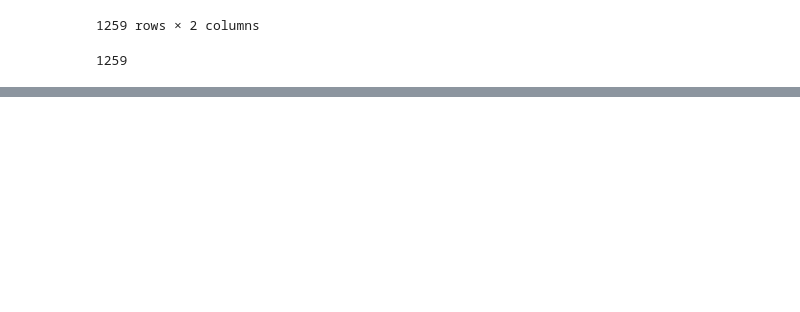
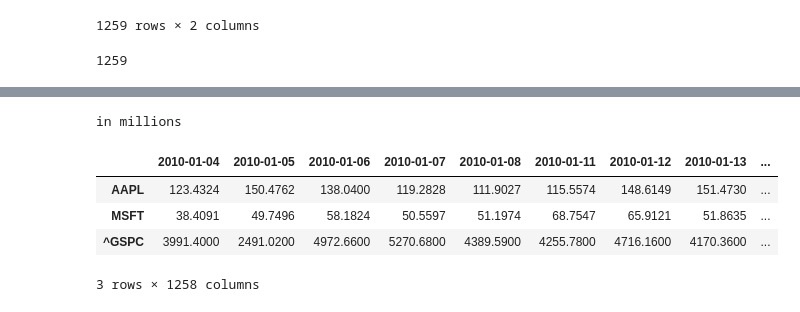
Before and after one commit to mistakemisure/tmp, a Jupyter notebook: ne_kalyagin_lab.ipynb, the cells around one changed output, grey strips where cells are left out. Saved outputs shown, nothing was run; the diff lists cells and outputs as text; code cells hidden in the pictures; blank space fills up the shorter version.

```diff
--- a/ne_kalyagin_lab.ipynb
+++ b/ne_kalyagin_lab.ipynb
@@ -70,0 +103,12 @@ AttributeError: 'module' object has no attribute 'round'
+# %%
+sales = [[round(panel_data[1,i,j]/1000000, 4) for i in range(1,len(panel_data[0,:,j]))] for j in range(len(tickers))]
+salesDF = pd.DataFrame(data= sales, index= tickers, columns= [(panel_data.axes[1][i].to_datetime().date()) for i in range(1,len(panel_data.axes[1]))])
+print 'in millions'
+salesDF
+# %% [output]
+in millions
+|  | 2010-01-04 | 2010-01-05 | 2010-01-06 | 2010-01-07 | 2010-01-08 | 2010-01-11 | 2010-01-12 | 2010-01-13 | ... |
+| AAPL | 123.4324 | 150.4762 | 138.0400 | 119.2828 | 111.9027 | 115.5574 | 148.6149 | 151.4730 | ... |
+| MSFT | 38.4091 | 49.7496 | 58.1824 | 50.5597 | 51.1974 | 68.7547 | 65.9121 | 51.8635 | ... |
+| ^GSPC | 3991.4000 | 2491.0200 | 4972.6600 | 5270.6800 | 4389.5900 | 4255.7800 | 4716.1600 | 4170.3600 | ... |
+3 rows × 1258 columns
```
Also changed, not shown: parts of 12 cells of this notebook.
